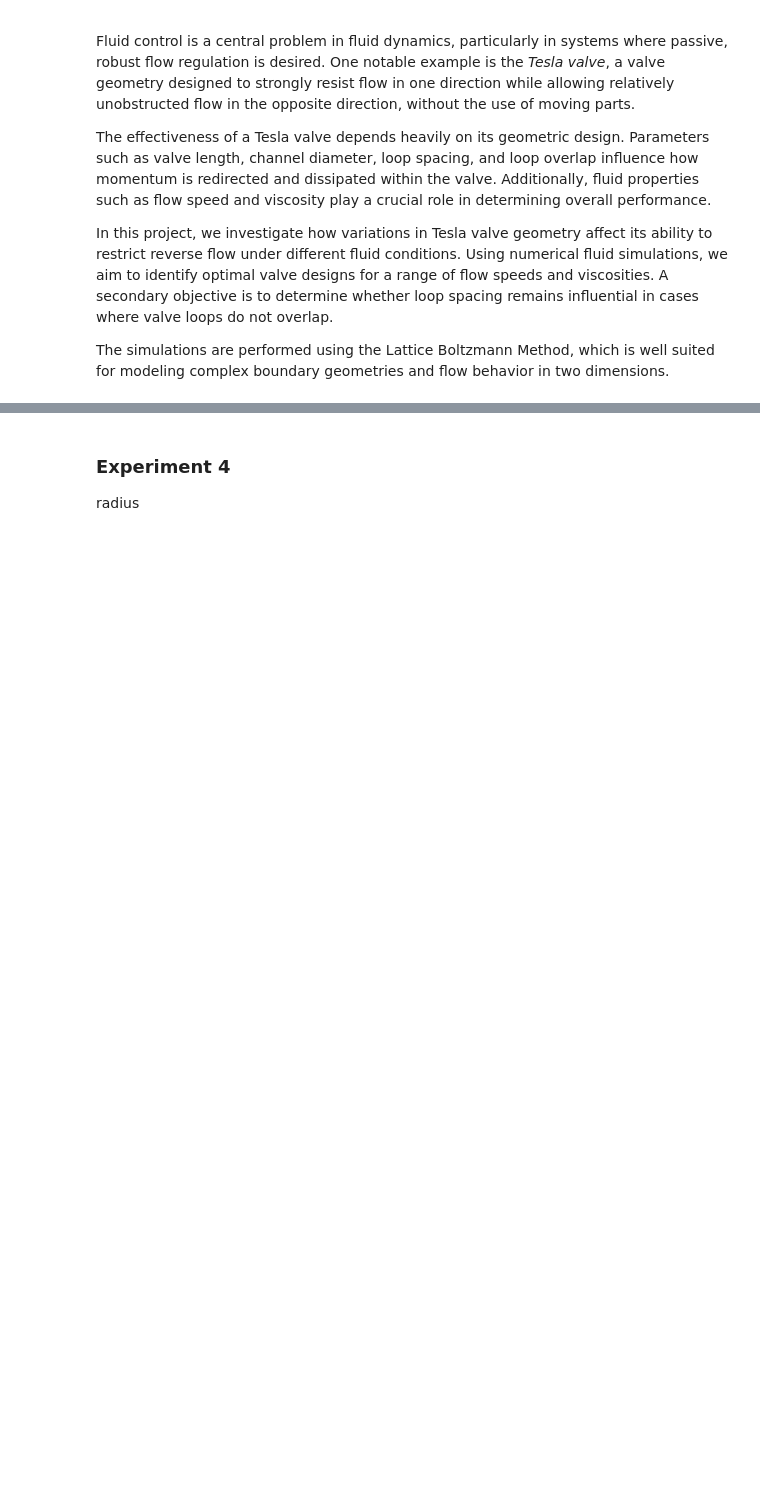
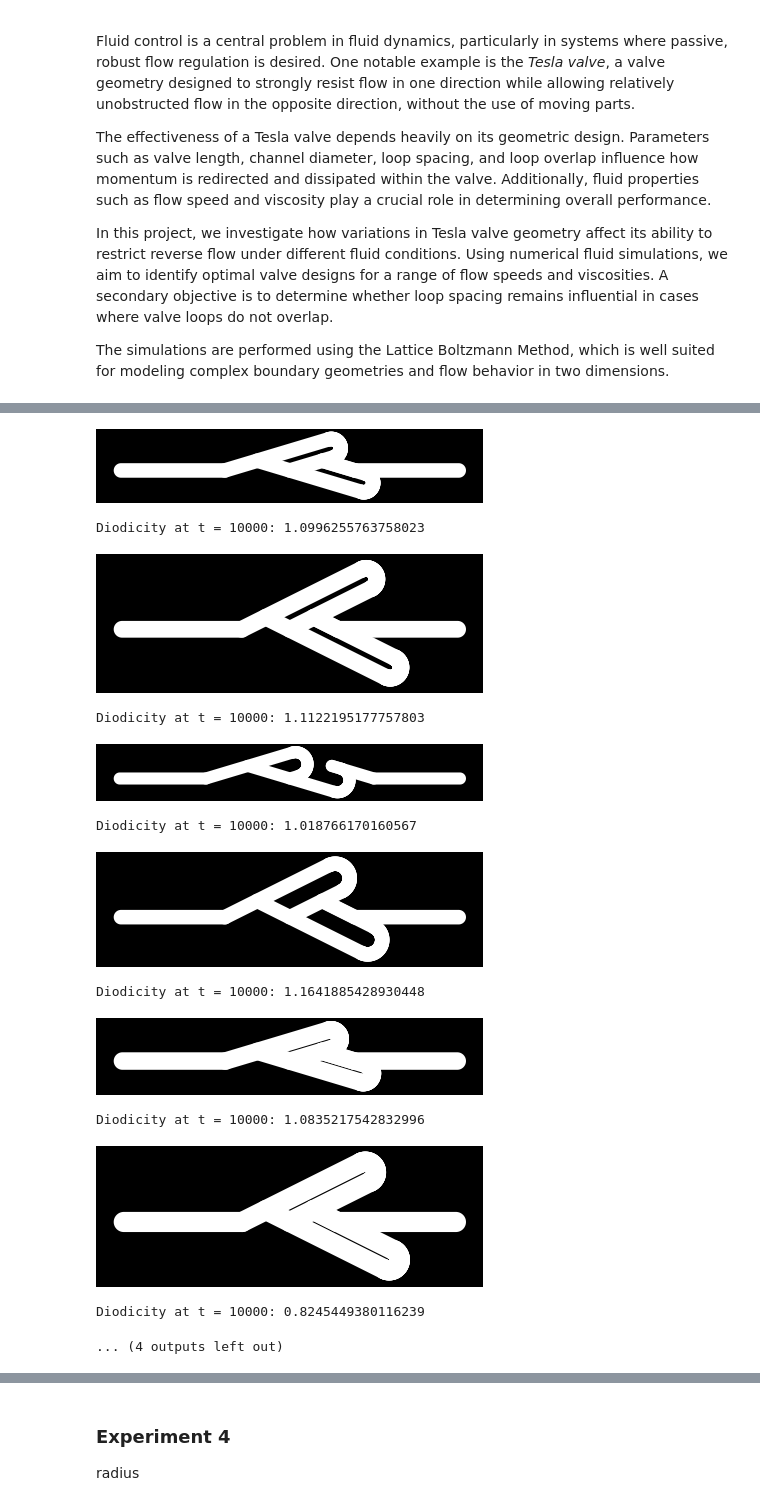
Before and after one commit to KPutti71/project_comp_sci, a Jupyter notebook: experiments.ipynb, the cells around one changed output, grey strips where cells are left out. Cells and saved outputs as stored; diff of their text form; code cells hidden in the pictures; blank space fills up the shorter version.

```diff
--- a/experiments.ipynb
+++ b/experiments.ipynb
@@ -41,0 +44,9 @@ Flow resistance R = 0.0021037020331569614
+# %%
+# set simulation paramters
+simulaton_params = {
+    "png_path": "data/valve.png",
+    "visualization_by": "pressure_field",
+    "la": 1.02,
+    "input_vel": 0.015,
+    "Re": 20
+    }
@@ -41,0 +85,36 @@ Flow resistance R = 0.0021037020331569614
+# %%
+import warnings
+import logging
+
+warnings.filterwarnings("ignore", module="pylbm")
+warnings.filterwarnings("ignore", message=".*FigureCanvasAgg.*")
+logging.getLogger("pylbm").setLevel(logging.ERROR)
+
+widths = [0.07, 0.085]
+radii = [0.09, 0.14]
+dys = [0.30, 0.50]
+
+diodicities = []
+timepoints = []
+
+for width in widths:
+    for radius in radii:
+        for dy in dys:
+            generate_valve(width, 2, dy, radius, 1)
+            results = diodicity_over_time()
+            diodicities.append(results[0])
+            timepoints.append(results[1])
+# %% [output]
+[figure, added]
+Diodicity at t = 10000: 1.0996255763758023
+[figure, added]
+Diodicity at t = 10000: 1.1122195177757803
+[figure, added]
+Diodicity at t = 10000: 1.018766170160567
+[figure, added]
+Diodicity at t = 10000: 1.1641885428930448
+[figure, added]
+Diodicity at t = 10000: 1.0835217542832996
+[figure, added]
+Diodicity at t = 10000: 0.8245449380116239
+... (4 outputs left out)
```
Also changed, not shown: parts of 11 cells of this notebook, 1 other file.
